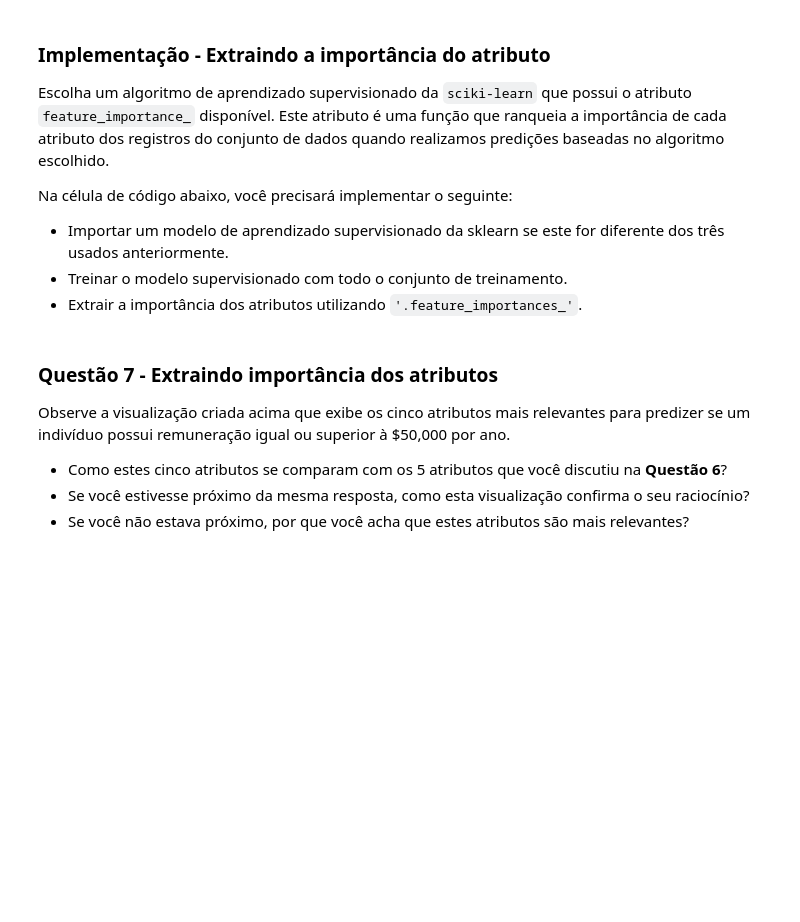
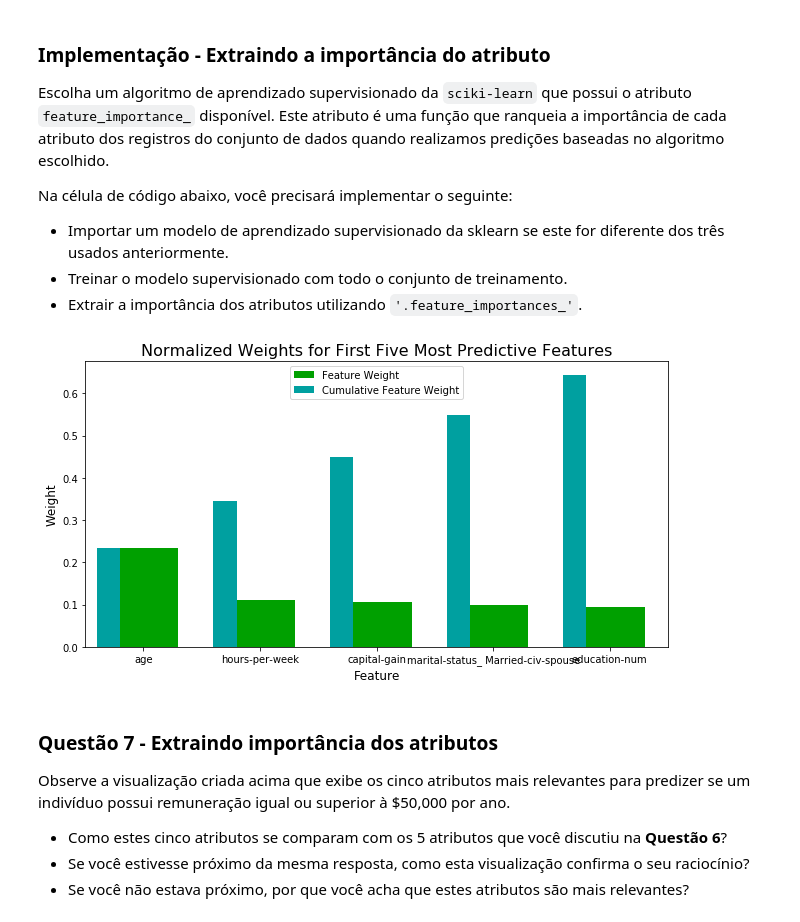
Before and after one commit to vyniciuss/NDG_ml_finding_donors_CharityML, a Jupyter notebook: finding_donors_PT.ipynb, the cells around one changed output. Cells and saved outputs as stored; diff of their text form; code cells hidden in the pictures; blank space fills up the shorter version.

```diff
--- a/finding_donors_PT.ipynb
+++ b/finding_donors_PT.ipynb
@@ -672,15 +660,17 @@ Na célula de código abaixo, você precisará implementar o seguinte:
 # %%
 # TODO: Importar um modelo de aprendizado supervisionado que tenha 'feature_importances_'
 
 
 # TODO: Treinar o modelo utilizando o conjunto de treinamento com .fit(X_train, y_train)
-model = None
-
+model = RandomForestClassifier(random_state = 42)
+model.fit(X_train, y_train)
 # TODO: Extrair a importância dos atributos utilizando .feature_importances_
-importances = None
+importances = model.feature_importances_
 
 # Plotar
 vs.feature_plot(importances, X_train, y_train)
+# %% [output]
+[figure, added]
 # %% [markdown]
 ### Questão 7 - Extraindo importância dos atributos
 
```
Also changed, not shown: parts of 10 cells of this notebook, 1 other file.
